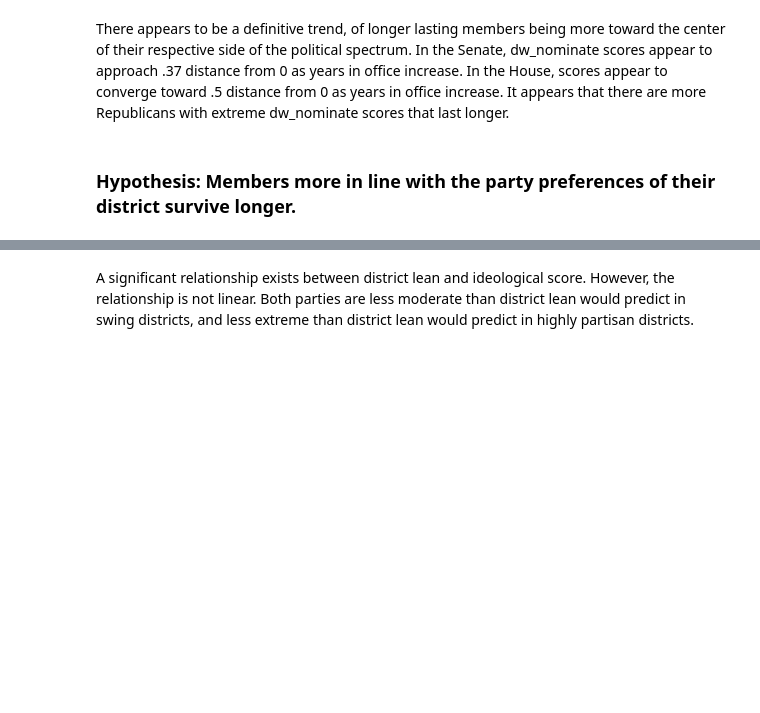
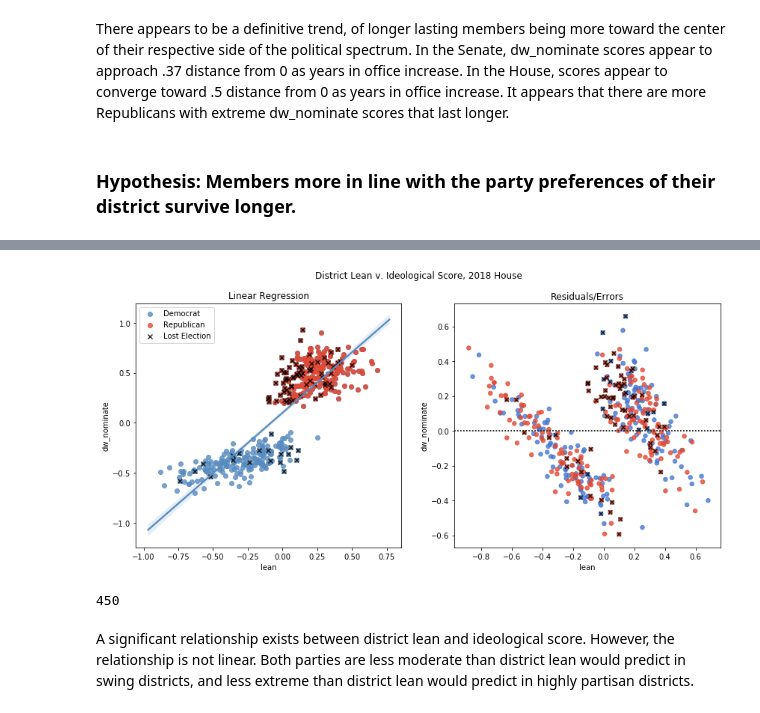
Before and after one commit to Nhorning/Congressional_Survival, a Jupyter notebook: Exploratory Data Analysis.ipynb, the cells around one changed output, grey strips where cells are left out. Cells and saved outputs as stored; diff of their text form; code cells hidden in the pictures; blank space fills up the shorter version.

Commit message:
commit to show work

```diff
--- a/Exploratory Data Analysis.ipynb
+++ b/Exploratory Data Analysis.ipynb
@@ -766,10 +766,3 @@ endafter = [x.year >= 2018 for x in df.end_date]
 startbefore = [x.year <= 2018 for x in df.start_date]
 house2018 = [all(x) for x in zip(endafter, startbefore)]
 #house2018
-# %%
-data = pd.merge(df.loc[house2018], distlean, on=['state','district'], how='left')
-ded2018 = [x.year == 2019 for x in data.end_date]
-deddata = data.loc[ded2018]
-#R = (data.party == 'R')
-#Rsize = [int(x)*30 for x in R]
-ded = [int(x)*30 for x in ded2018]
@@ -802,3 +769,56 @@ plt.show()
+# %%
+
+#relationship between district lean and dw_nominate
+data = pd.merge(df.loc[house2018], distlean, on=['state','district'], how='left')
+
+#store the location of the candidates that didn't move on in 2019
+ded2018 = [x.year == 2019 for x in data.end_date]
+#create a list of sizes to mark candidates that didn't survive
+data['ded'] = [int(x)*30 for x in ded2018]
+
+#create a dataframe of locations for candidates that didn't survive
+deddata = data.loc[ded2018]
+
+#use same color map strategy as above
+#define color palette
+palette = sns.color_palette('RdYlBu', 6)
+partydict = defaultdict(float)
+partydict['R'], partydict['D'] = 30, 0
+colormask = [partydict[x] for x in data.party]
+# create boolean list of republican candidates with matching size list to mark party colors
+R = [x == 'R' for x in data.party]
+D = [x == 'D' for x in data.party]
+data['Rsize'] = [int(x)*30 for x in R]
+data['Dsize'] = [int(x)*30 for x in D]
+
+
+
+#create a dataframe of republicans and democrats
+Rdata = data[R]
+Ddata = data[D]
+
+f, (ax1, ax2) = plt.subplots(1,2, figsize=(14,6))
+sns.regplot('lean','dw_nominate', data=data, ax=ax1, color=palette[5], label='Democrat')
+sns.regplot('lean','dw_nominate', data=Rdata, color=palette[0], fit_reg=False, ax=ax1, label='Republican')
+sns.regplot('lean','dw_nominate', data=deddata, ax=ax1, fit_reg=False, marker='x', color='black', label='Lost Election')
+
+Ddict = {'s': np.array(data.Dsize)}
+
+sns.residplot(data.lean, data.dw_nominate, ax=ax2, scatter_kws=Ddict)
+#overlay red dots on top off blue dots.
+sns.residplot('lean', 'dw_nominate', data=data, ax=ax2, scatter_kws=dict(s=data.Rsize, color=palette[0]))
+sns.residplot('lean', 'dw_nominate', data=data, ax=ax2, scatter_kws=dict(s=ded, color='black', marker='x'))
+
+ax1.set_title('Linear Regression')
+ax2.set_title('Residuals/Errors')
+
+f.suptitle('District Lean v. Ideological Score, 2018 House')
+ax1.legend()
+plt.show()
+len(data.Rsize)
+# %% [output]
+[figure, added]
+450
 # %% [markdown]
 A significant relationship exists between district lean and ideological score. However, the relationship is not linear. Both parties are less moderate than district lean would predict in swing districts, and less extreme than district lean would predict in highly partisan districts.
 # %%
```
Also changed, not shown: parts of 3 cells of this notebook.
